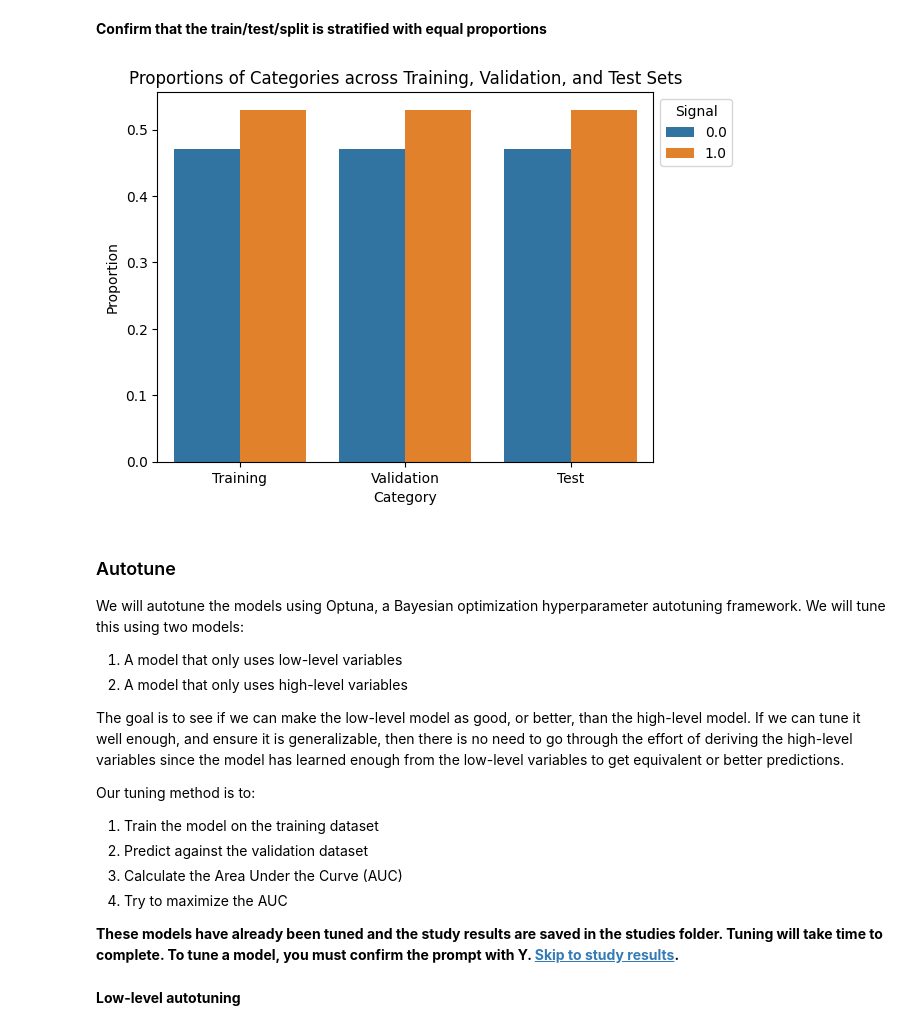
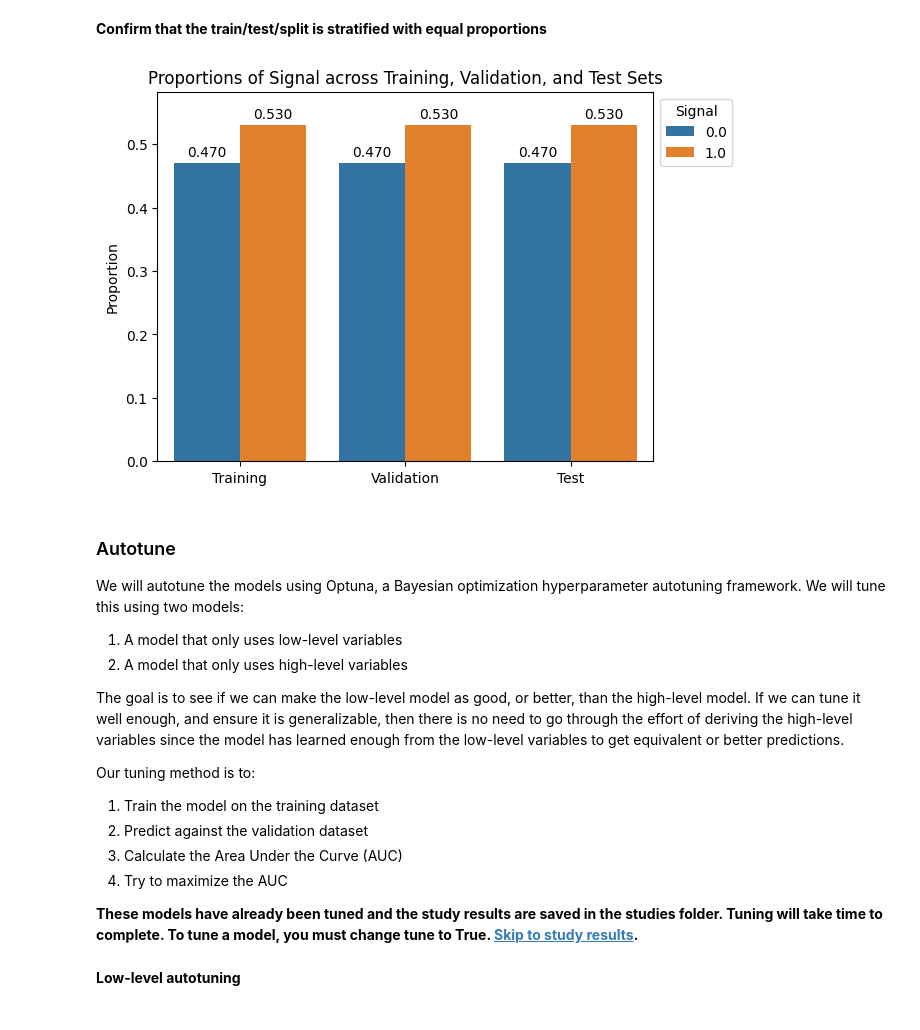
Before and after one commit to stu-code/higgs-prediction, a Jupyter notebook: higgs.ipynb, the cells around one changed output. Drawn from its saved outputs; the diff is of its cells as text; code cells hidden in the pictures.

```diff
--- a/higgs.ipynb
+++ b/higgs.ipynb
@@ -248,6 +242,6 @@ Testing 5-fold cross-validation accuracy for 5 models
 
 We're looking for the model that has the best prediction accuracy on average, and we want to see what the standard deviation is throughout each fold. Given that the data is very balanced, we should expect that there is low variance.
 # %%
-df_accuracy = pd.read_parquet(study_loc / 'accuracy.parquet')
+df_accuracy = pl.read_parquet(study_loc / 'accuracy.parquet')
 df_accuracy
 # %% [output]
@@ -261,8 +266,8 @@ df_accuracy
 df_accuracy_stats = (
   df_accuracy
   .describe()
-  .transpose()[['mean', 'std']]
-  .sort_values('mean', ascending=False)
+  .transpose(include_header=True, column_names='statistic')[['column', 'mean', 'std']]
+  .sort('mean', descending=True)
 )
 
 df_accuracy_stats
@@ -288,0 +284,16 @@ sns.barplot(
+# %%
+ax = sns.barplot(
+    data=df_accuracy_stats.to_pandas(),
+    x='column',
+    y='mean'
+)
+
+for container in ax.containers:
+    ax.bar_label(container, fmt='%.3f', padding=3)
+
+# Add a 10% buffer for bar values
+ax.set_ylim(0, df_accuracy_stats['mean'].max() * 1.10)
+
+plt.title("Default Model Accuracy Comparison")
+plt.xticks(rotation=45)
+plt.show()
@@ -300,7 +313,7 @@ If you are running this interactively but do not want to autotune, run the code
 # %%
 high_level = ['m_jj', 'm_jjj', 'm_lv', 'm_jlv', 'm_bb', 'm_wbb', 'm_wwbb']
 
-X_train, X_temp, y_train, y_temp = train_test_split(X, y, test_size=0.3, random_state=42, stratify=y)
+X_train, X_temp, y_train, y_temp = train_test_split(X.to_pandas(), y.to_pandas(), test_size=0.3, random_state=42, stratify=y)
 X_val, X_test, y_val, y_test     = train_test_split(X_temp, y_temp, test_size=0.5, random_state=42, stratify=y_temp)
 
 # Training/Validation/Test Split for low-level features
@@ -320,24 +333,29 @@ del df, df_sample, X, y, X_train, X_val, X_test, X_temp, y_temp
 # %%
 y_train_props = y_train.value_counts(normalize=True).reset_index(name='Proportion')
 y_train_props['Dataset'] = 'Training'
 
 y_val_props = y_val.value_counts(normalize=True).reset_index(name='Proportion')
 y_val_props['Dataset'] = 'Validation'
 
 y_test_props = y_test.value_counts(normalize=True).reset_index(name='Proportion')
 y_test_props['Dataset'] = 'Test'
 
 all_proportions = pd.concat([y_train_props, y_val_props, y_test_props])
 
-sns.barplot(data=all_proportions, x='Dataset', y='Proportion', hue='signal');
+ax = sns.barplot(data=all_proportions, x='Dataset', y='Proportion', hue='signal');
 
-plt.title('Proportions of Categories across Training, Validation, and Test Sets')
-plt.xlabel('Category')
+for container in ax.containers:
+    ax.bar_label(container, fmt='%.3f', padding=3)
+
+# Add a 10% buffer for bar values
+ax.set_ylim(0, all_proportions['Proportion'].max() * 1.10)
+
+plt.title('Proportions of Signal across Training, Validation, and Test Sets')
+plt.xlabel('')
 plt.ylabel('Proportion')
-plt.xticks(rotation=0)
 plt.legend(title='Signal', loc='upper left', bbox_to_anchor=(1, 1));
 # %% [output]
-[figure, old version]
+[figure, new version]
 # %% [markdown]
 ### Autotune
 
@@ -354,7 +372,7 @@ Our tuning method is to:
 3. Calculate the Area Under the Curve (AUC)
 4. Try to maximize the AUC
 
-**These models have already been tuned and the study results are saved in the studies folder. Tuning will take time to complete. To tune a model, you must confirm the prompt with Y. [Skip to study results](#studyresults).**
+**These models have already been tuned and the study results are saved in the studies folder. Tuning will take time to complete. To tune a model, you must change tune to True. [Skip to study results](#studyresults).**
 # %% [markdown]
 **Low-level autotuning**
 # %%
```
Also changed, not shown: parts of 38 cells of this notebook.
